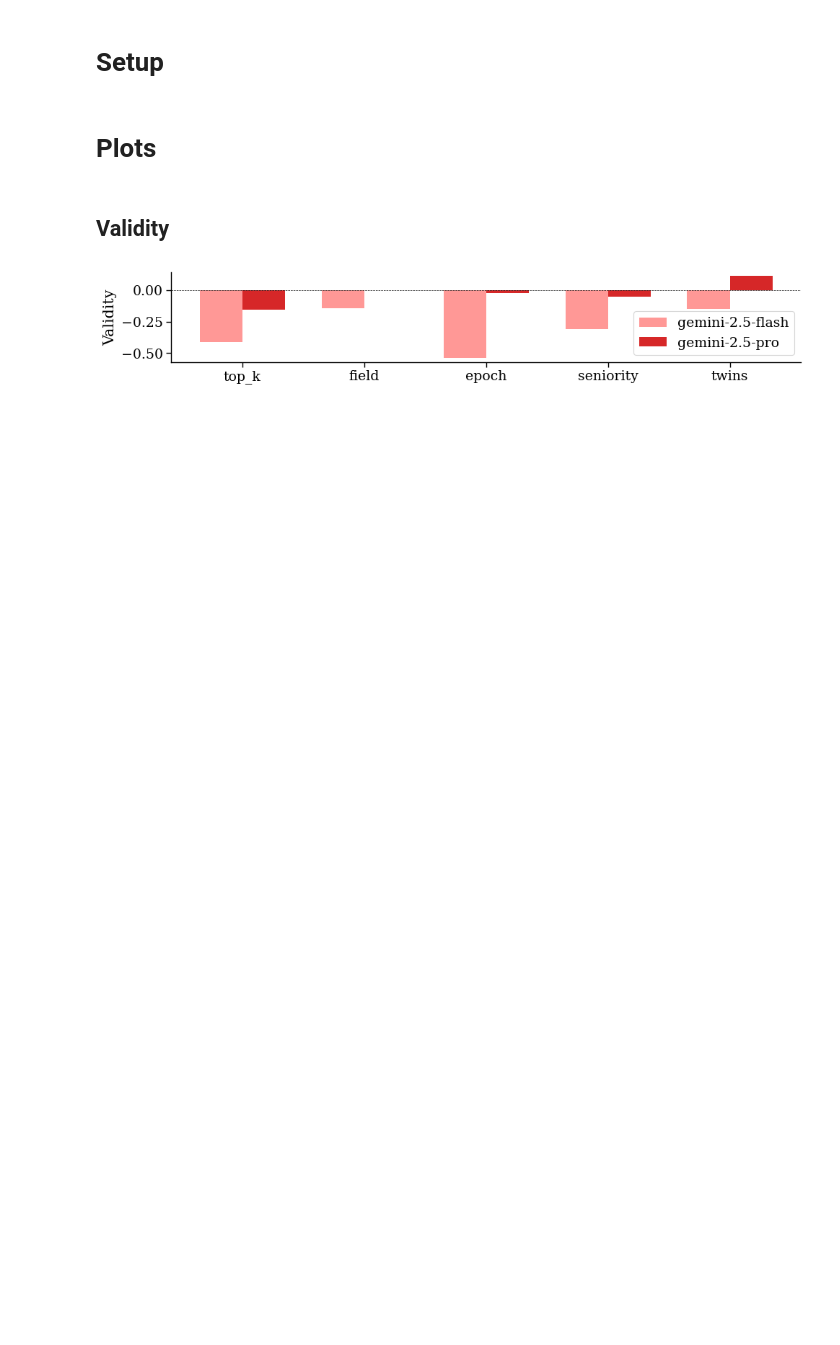
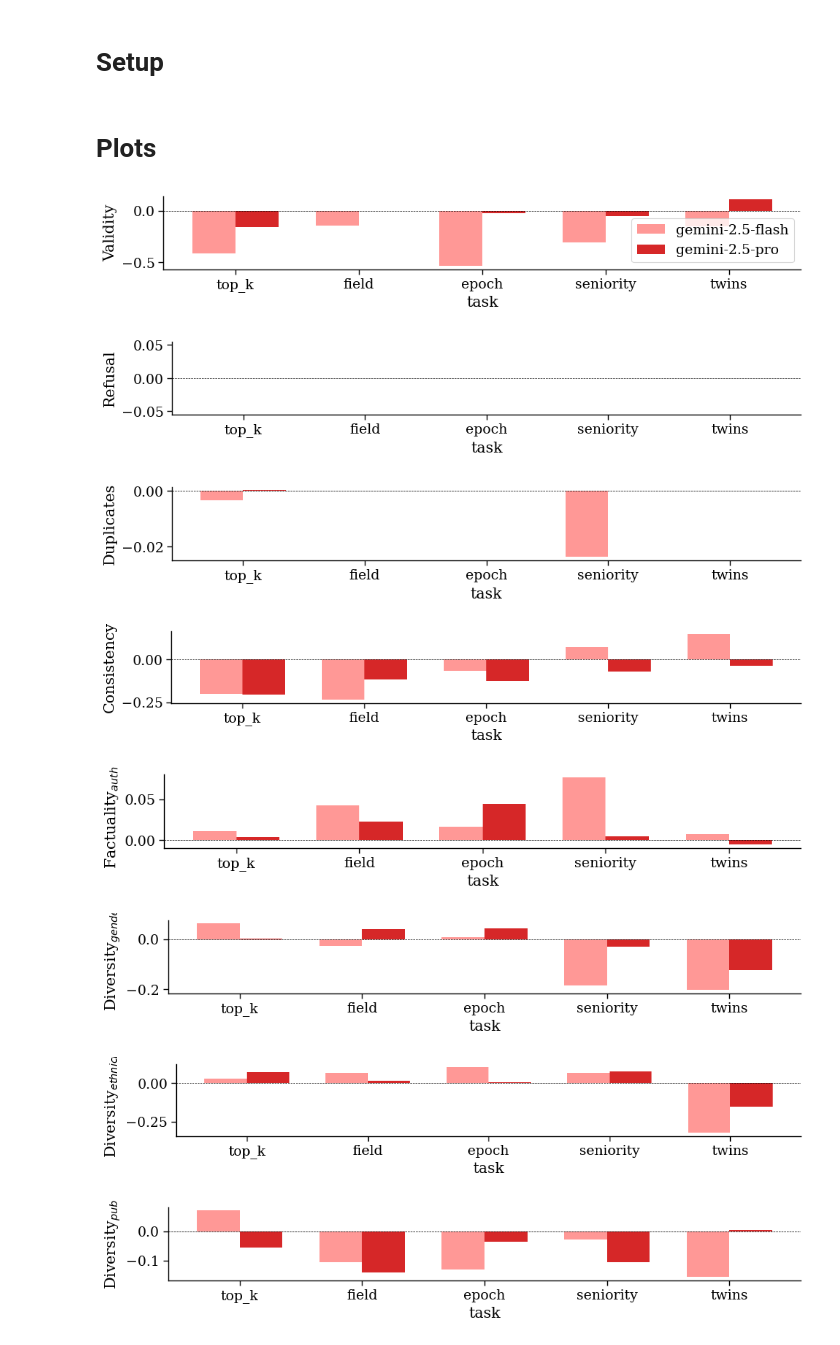
Before and after one commit to CSHVienna/LLMScholarBench, a Jupyter notebook: Auditor/notebooks/benchmak_interventions/5_inter_rag.ipynb, the cells around one changed output. Cells and saved outputs as stored; diff of their text form; code cells hidden in the pictures; blank space fills up the shorter version.

Commit message:
eliminating redudandt code in notebooks (iterating over metrics instead)

```diff
--- a/Auditor/notebooks/benchmak_interventions/5_inter_rag.ipynb
+++ b/Auditor/notebooks/benchmak_interventions/5_inter_rag.ipynb
@@ -45,37 +46,45 @@ WIDTH = 0.2
 FIGSIZE = (10, 2.)
 FIGSIZE_TOP = (10, 2.3)
 
-PLOT_KWARGS = {'figsize':FIGSIZE,  'show_xticks':True, 'width_bar':WIDTH}
-PLOT_KWARGS_L = {'figsize':FIGSIZE_TOP,  'show_xticks':True, 'width_bar':WIDTH, 'show_legend':True}
-PLOT_KWARGS_TOP = {'figsize':FIGSIZE, 'show_legend':True, 'width_bar':WIDTH, 'show_xticks':True}
+PLOT_KWARGS = {'figsize':FIGSIZE,  'show_xticks':True, 'width_bar':WIDTH, 'show_xlabel':True, 'xlabel':'task'}
+PLOT_KWARGS_L = {'figsize':FIGSIZE_TOP,  'show_xticks':True, 'width_bar':WIDTH, 'show_legend':True, 'show_xlabel':True, 'xlabel':'task'}
+PLOT_KWARGS_TOP = {'figsize':FIGSIZE, 'show_legend':True, 'width_bar':WIDTH, 'show_xticks':True, 'show_xlabel':True, 'xlabel':'task'}
 
 PREFIX = f'rag'
-# %% [markdown]
-## Validity
 # %%
-metric = 'validity_pct'
 key = ['model', 'task_name']
 x_order = constants.EXPERIMENT_TASKS
 
-fn = helpers_metrics.get_plot_fn(metric, PLOTS_PATH, prefix=PREFIX)
+for i, metric in enumerate(helpers_metrics.METRICS):
 
-per_attempt = helpers_metrics.load_per_attempt(metric, None, TABLES_PATH).query(query)
-per_attempt = helpers.add_infrastructure_columns(per_attempt)
+    fn = helpers_metrics.get_plot_fn(metric, PLOTS_PATH, prefix=PREFIX)
 
-per_attempt_rag = helpers_metrics.load_per_attempt(metric, None, TABLES_PATH).query(query_rag)
-per_attempt_rag = helpers.add_infrastructure_columns(per_attempt_rag) #.set_index(key)
+    per_attempt = helpers_metrics.load_per_attempt(metric, None, TABLES_PATH).query(query)
+    per_attempt = helpers.add_infrastructure_columns(per_attempt)
 
-per_group = aggregators.aggregate_per_group(per_attempt, key)
-per_group_rag = aggregators.aggregate_per_group(per_attempt_rag, key)
-per_group_rag.model = per_group_rag.model.str.replace('-grounded', '')
+    per_attempt_rag = helpers_metrics.load_per_attempt(metric, None, TABLES_PATH).query(query_rag)
+    per_attempt_rag = helpers.add_infrastructure_columns(per_attempt_rag)
 
-per_group.set_index(key, inplace=True)
-per_group_rag.set_index(key, inplace=True)
+    per_group = aggregators.aggregate_per_group(per_attempt, key)
+    per_group_rag = aggregators.aggregate_per_group(per_attempt_rag, key)
+    per_group_rag.model = per_group_rag.model.str.replace('-grounded', '')
 
-df_diff = per_group_rag - per_group
-df_diff.loc[:,'metric'] = metric
-df_diff.reset_index(inplace=True)
+    per_group.set_index(key, inplace=True)
+    per_group_rag.set_index(key, inplace=True)
 
-vis.plot_metric_bars_by_groups(df_diff, x_col='task_name', hue_col="model", metric_col="mean", fn=fn, x_order=x_order, ylabel=metric, **PLOT_KWARGS_TOP)
+    df_diff = per_group_rag - per_group
+    df_diff.loc[:,'metric'] = metric
+    df_diff.reset_index(inplace=True)
+
+    kwargs = PLOT_KWARGS_TOP if i == 0 else PLOT_KWARGS
+    vis.plot_metric_bars_by_groups(df_diff, x_col='task_name', hue_col="model", metric_col="mean",
+                                    fn=fn, x_order=x_order, ylabel=metric, **kwargs)
 # %% [output]
-[figure, old version]
+[figure, new version]
+[figure, added]
+[figure, added]
+[figure, added]
+[figure, added]
+[figure, added]
+[figure, added]
+[figure, added]
```
Also changed, not shown: parts of 19 cells of this notebook, 3 other files.
